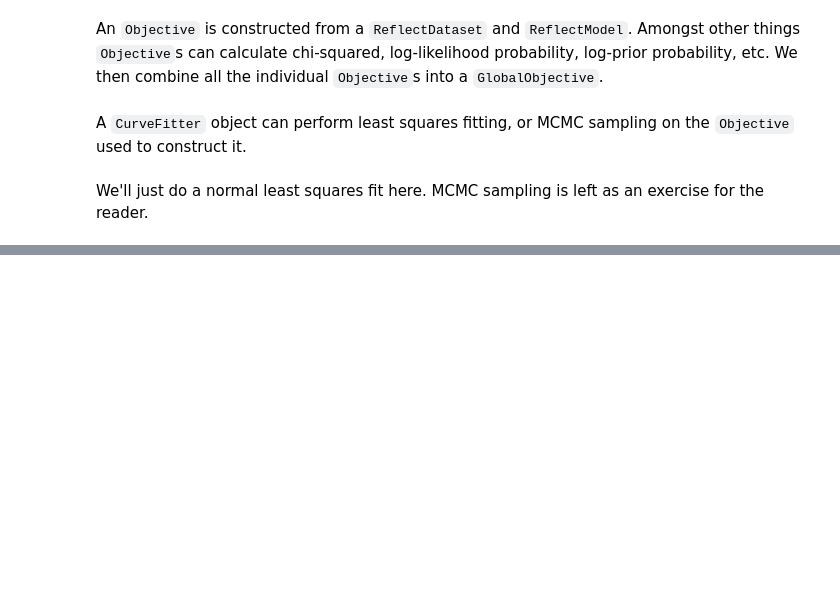
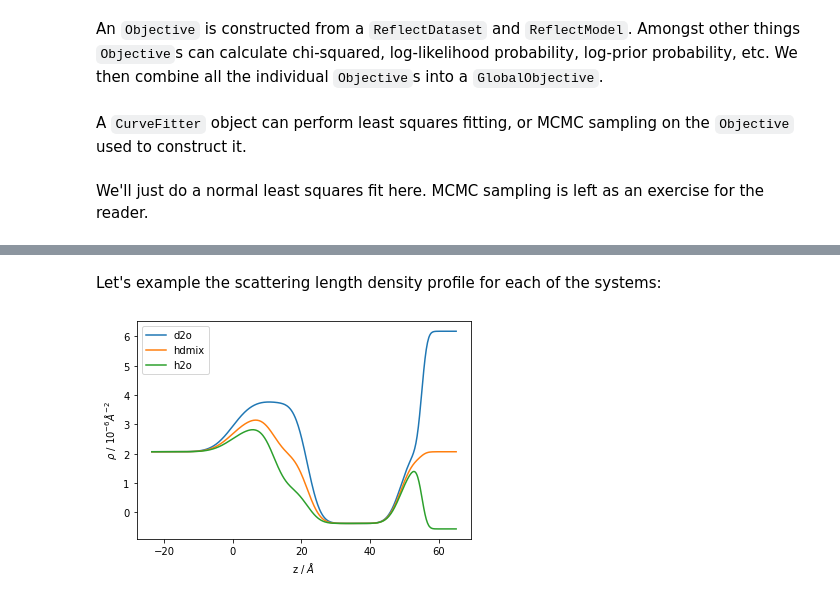
Before and after one commit to refnx/refnx, a Jupyter notebook: doc/lipid.ipynb, the cells around one changed output, grey strips where cells are left out. Drawn from its saved outputs; the diff is of its cells as text; code cells hidden in the pictures; blank space fills up the shorter version.

Commit message:
MAINT: update lipid example

```diff
--- a/doc/lipid.ipynb
+++ b/doc/lipid.ipynb
@@ -152,0 +179,13 @@ plt.legend();
+# %% [markdown]
+Let's example the scattering length density profile for each of the systems:
+# %%
+fig, ax = plt.subplots()
+ax.plot(*s_d2o.sld_profile(), label='d2o')
+ax.plot(*s_hdmix.sld_profile(), label='hdmix')
+ax.plot(*s_h2o.sld_profile(), label='h2o')
+
+ax.set_ylabel("$\\rho$ / $10^{-6} \AA^{-2}$")
+ax.set_xlabel("z / $\AA$")
+ax.legend();
+# %% [output]
+[figure, added]
```
Also changed, not shown: parts of 4 cells of this notebook.
